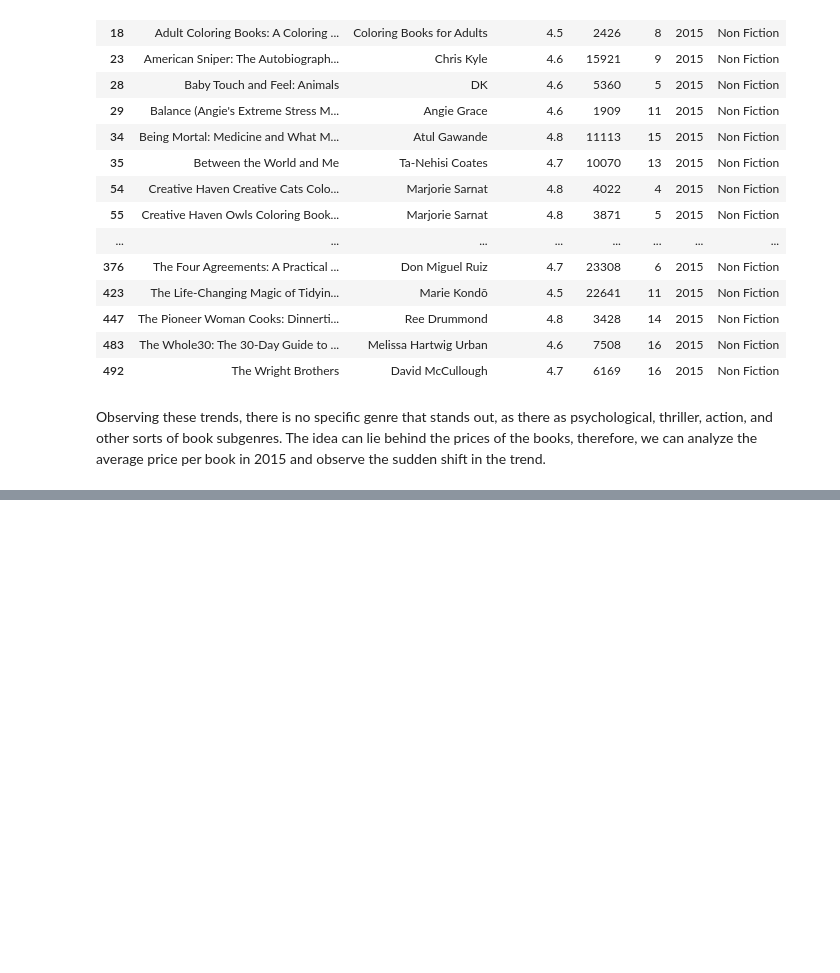
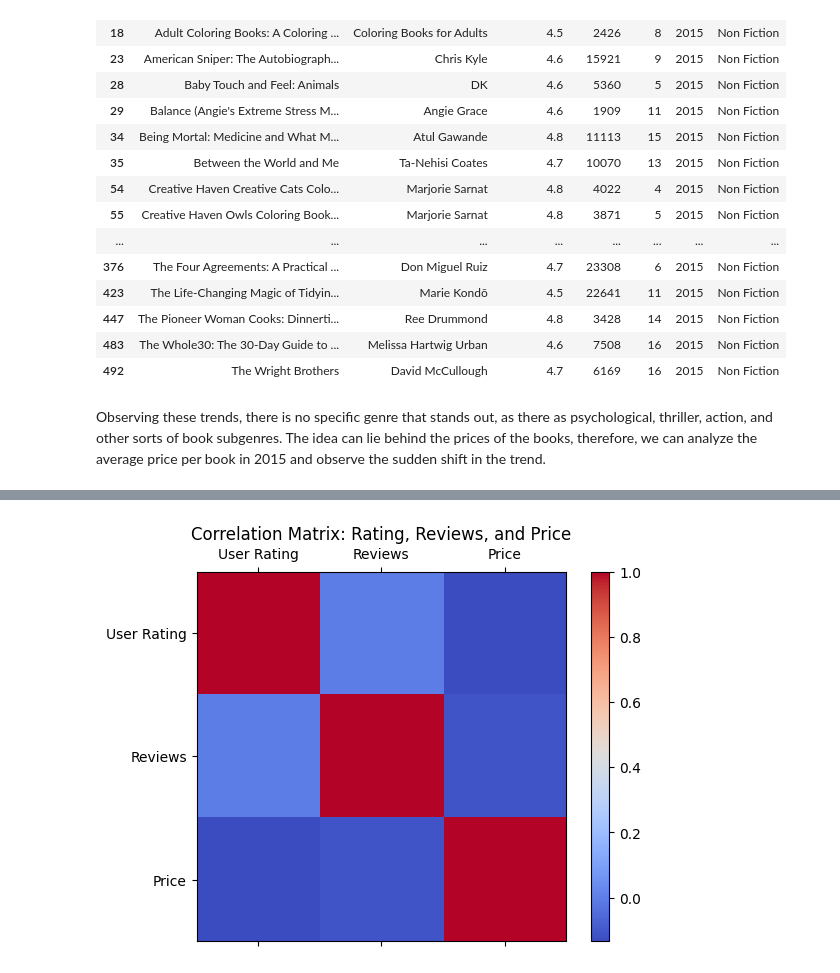
Before and after one commit to Eemkayy/cs210, a Jupyter notebook: FinalProject.ipynb, the cells around one changed output, grey strips where cells are left out. Drawn from its saved outputs; the diff is of its cells as text; code cells hidden in the pictures; blank space fills up the shorter version.

```diff
--- a/FinalProject.ipynb
+++ b/FinalProject.ipynb
@@ -55,0 +62,6 @@ Name: Price, dtype: float64
+# %%
+from FinalProjectCode import correlation_cost_reviews_rating
+display = correlation_cost_reviews_rating(df)
+display
+# %% [output]
+[figure, added]
```
Also changed, not shown: parts of 4 cells of this notebook, 1 other file.
